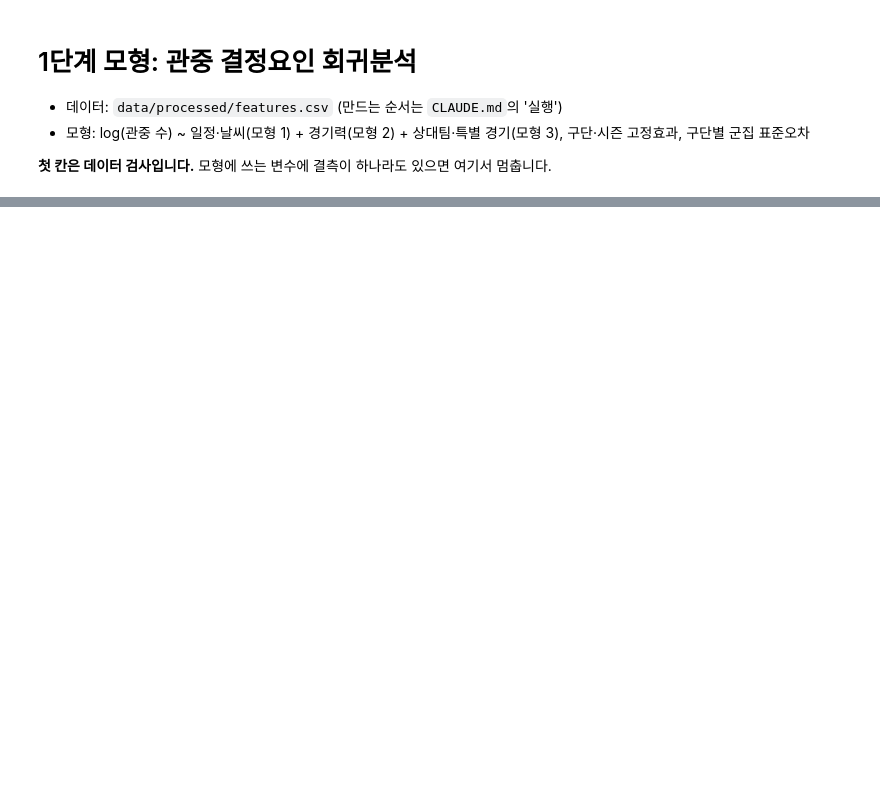
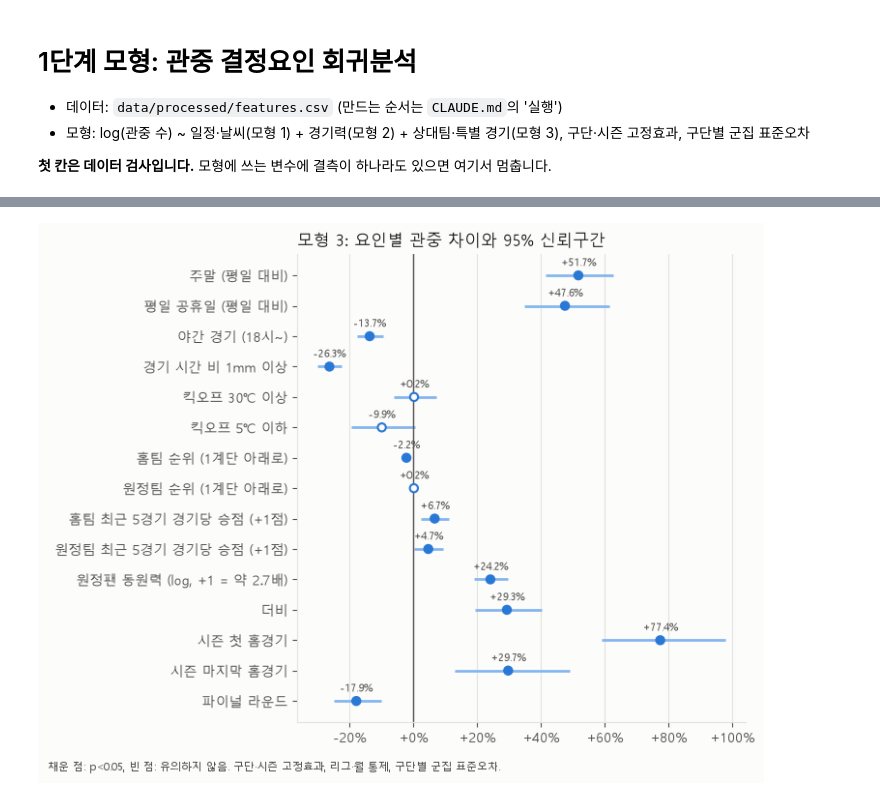
Before and after one commit to kkangho5467/kleague-attendance-analysis, a Jupyter notebook: notebooks/02_models.ipynb, the cells around one changed output, grey strips where cells are left out. Saved outputs shown, nothing was run; the diff lists cells and outputs as text; code cells hidden in the pictures; blank space fills up the shorter version.

```diff
--- a/notebooks/02_models.ipynb
+++ b/notebooks/02_models.ipynb
@@ -31,0 +125,5 @@ print(f"검사 통과: {len(model_df)}경기 (제외 {df['excluded'].sum()}경
+# %%
+t3 = table(models["모형 3"]).round(3)
+(ROOT / "reports").mkdir(exist_ok=True)
+t3.to_csv(ROOT / "reports" / "model3_effects.csv", encoding="utf-8-sig")
+t3
@@ -31,0 +147,25 @@ print(f"검사 통과: {len(model_df)}경기 (제외 {df['excluded'].sum()}경
+# %%
+import matplotlib.pyplot as plt
+plt.rcParams.update({"font.family": "Malgun Gothic", "axes.unicode_minus": False, "savefig.dpi": 200,
+                     "figure.facecolor": "#fcfcfb", "axes.facecolor": "#fcfcfb", "savefig.facecolor": "#fcfcfb",
+                     "axes.edgecolor": "#e4e3df", "axes.grid": True, "grid.color": "#e4e3df",
+                     "axes.spines.top": False, "axes.spines.right": False,
+                     "xtick.color": "#52514e", "ytick.color": "#52514e", "axes.labelcolor": "#52514e"})
+g = t3.iloc[::-1]
+sig = g["p"] < 0.05
+fig, ax = plt.subplots(figsize=(7.5, 5.6))
+ax.hlines(range(len(g)), g["95% 하한(%)"], g["95% 상한(%)"], color="#86b6ef", linewidth=2)
+ax.scatter(g["효과(%)"], range(len(g)), s=36, color=np.where(sig, "#2a78d6", "#fcfcfb"),
+           edgecolor="#2a78d6", linewidth=1.5, zorder=3)
+for y, (v, p) in enumerate(zip(g["효과(%)"], g["p"])):
+    ax.annotate(f"{v:+.1f}%", (v, y), xytext=(0, 7), textcoords="offset points", ha="center", fontsize=8, color="#52514e")
+ax.axvline(0, color="#52514e", linewidth=1)
+ax.set_yticks(range(len(g)), g.index)
+ax.xaxis.set_major_formatter(lambda v, _: f"{v:+.0f}%")
+ax.grid(axis="y", visible=False)
+ax.set_title("모형 3: 요인별 관중 차이와 95% 신뢰구간", loc="left", fontsize=12)
+fig.text(0.01, -0.02, "채운 점: p<0.05, 빈 점: 유의하지 않음. 구단·시즌 고정효과, 리그·월 통제, 구단별 군집 표준오차.",
+         fontsize=8, color="#52514e")
+fig.tight_layout(); fig.savefig(ROOT / "reports" / "figures" / "04_model3_effects.png", bbox_inches="tight"); plt.show()
+# %% [output]
+[figure, added]
```
Also changed, not shown: parts of 11 cells of this notebook, 7 other files.
